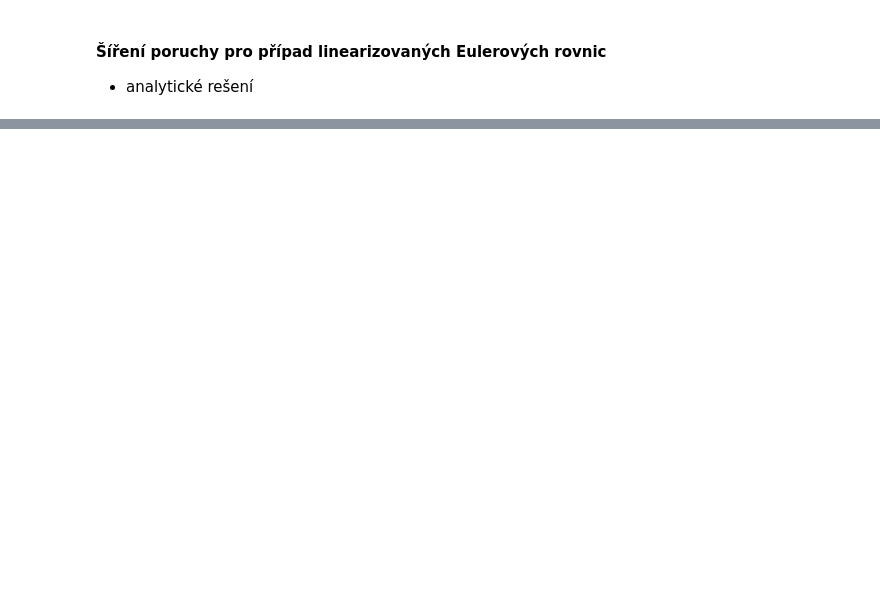
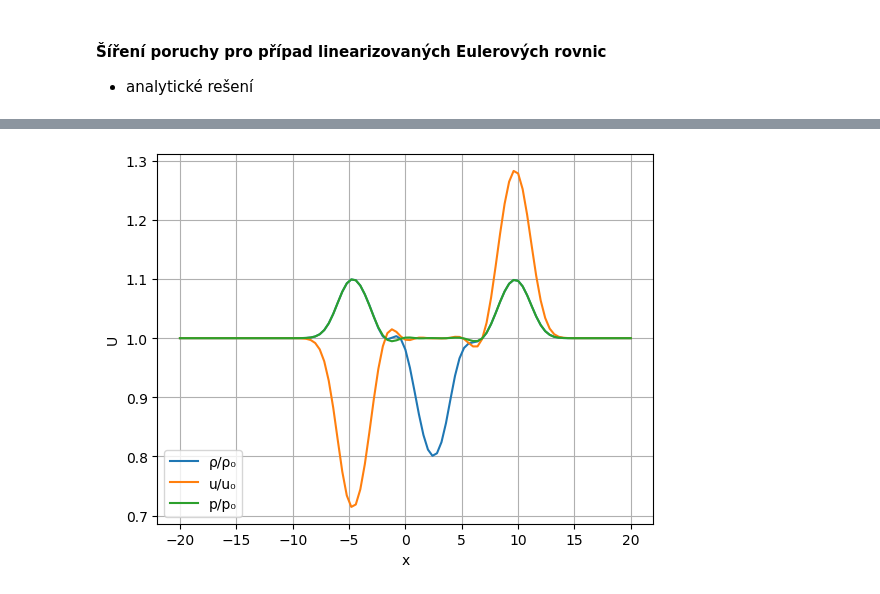
Before and after one commit to furstj/MMPP, a Jupyter notebook: lessons/04_linearni_system.ipynb, the cells around one changed output, grey strips where cells are left out. Saved outputs shown, nothing was run; the diff lists cells and outputs as text; code cells hidden in the pictures; blank space fills up the shorter version.

```diff
--- a/lessons/04_linearni_system.ipynb
+++ b/lessons/04_linearni_system.ipynb
@@ -228,0 +268,4 @@ legend(loc="lower left");
+# %%
+Δx = 40 * 0.01
+xx = collect(-20:Δx:20)
+Δt = 0.8 * Δx/maximum(λ0);
@@ -228,0 +289,12 @@ legend(loc="lower left");
+# %%
+U025 = LW(Uini, 0.025, Δt, Δx, A0, fixedValue, fixedValue);
+# %%
+plot(xx, U025[1,:]./rho0, label="ρ/ρ₀")
+plot(xx, U025[2,:]./u0, label="u/u₀")
+plot(xx, U025[3,:]./p0, label="p/p₀")
+xlabel("x");
+ylabel("U");
+grid(true)
+legend(loc="lower left");
+# %% [output]
+[figure, added]
```
Also changed, not shown: parts of 37 cells of this notebook.
